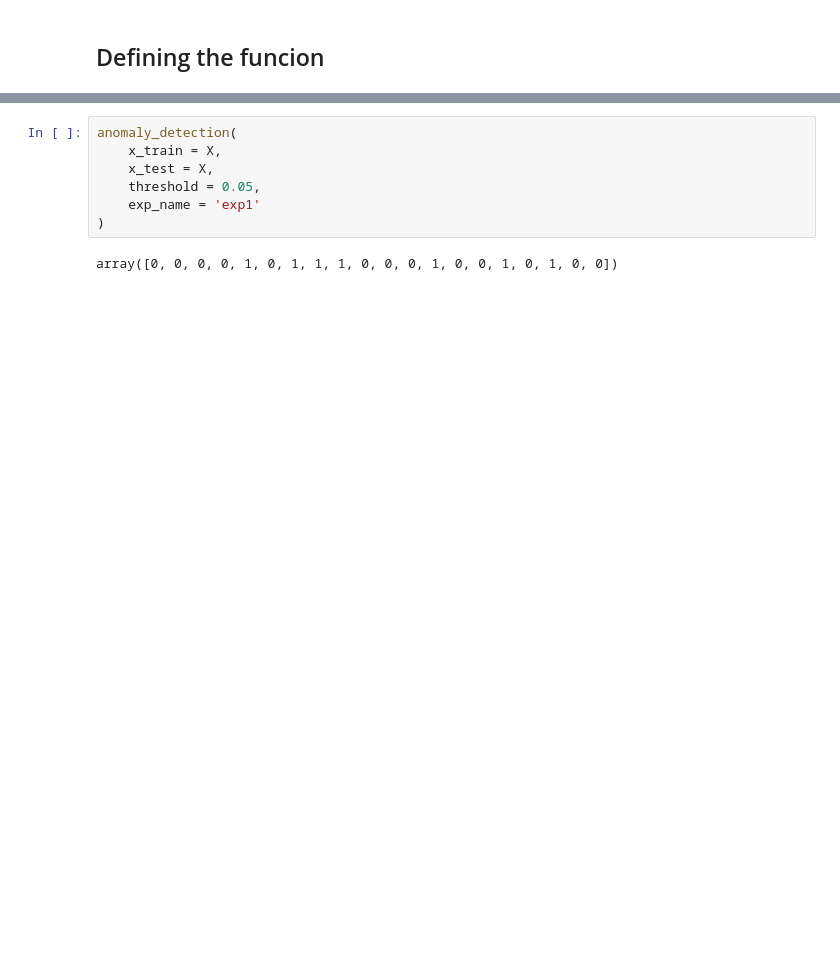
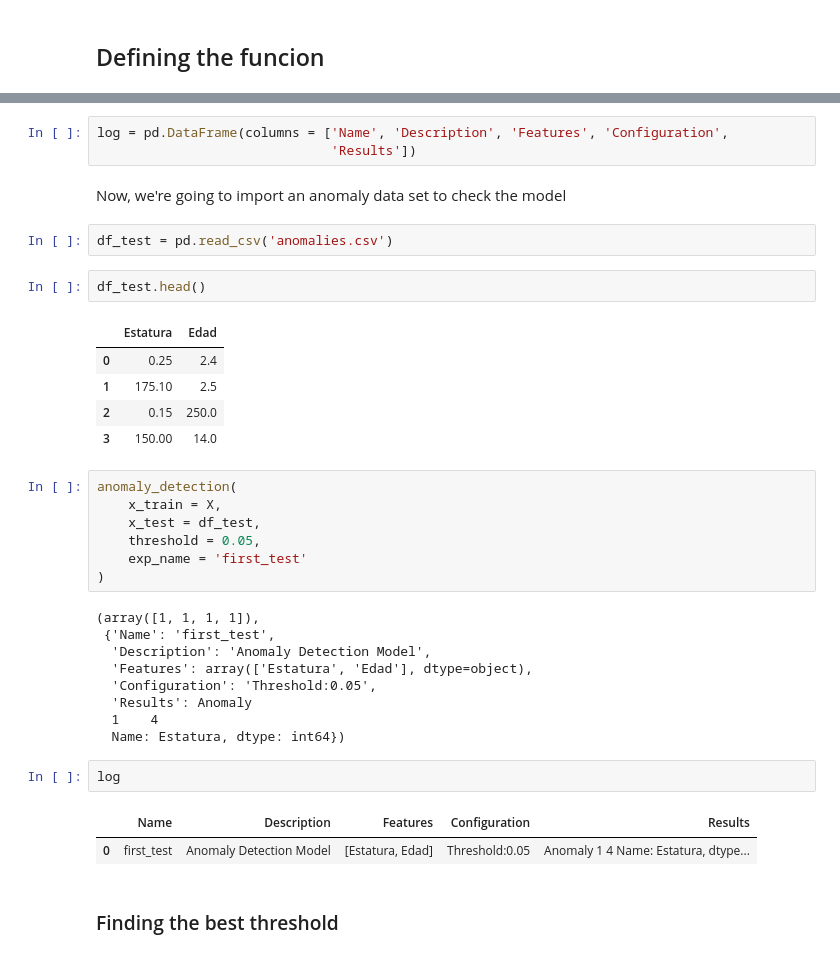
Before and after one commit to joser834/Data-Science, a Jupyter notebook: MS_DataScience/Anomaly Detection/Anomaly Detection Model.ipynb, the cells around one changed output, grey strips where cells are left out. Cells and saved outputs as stored; diff of their text form; blank space fills up the shorter version.

```diff
--- a/MS_DataScience/Anomaly Detection/Anomaly Detection Model.ipynb
+++ b/MS_DataScience/Anomaly Detection/Anomaly Detection Model.ipynb
@@ -55,9 +66,38 @@ def anomaly_detection(x_train, x_test, threshold, exp_name):
+# %%
+log = pd.DataFrame(columns = ['Name', 'Description', 'Features', 'Configuration',
+                              'Results'])
+# %% [markdown]
+Now, we're going to import an anomaly data set to check the model
+# %%
+df_test = pd.read_csv('anomalies.csv')
+# %%
+df_test.head()
+# %% [output]
+|  | Estatura | Edad |
+| 0 | 0.25 | 2.4 |
+| 1 | 175.10 | 2.5 |
+| 2 | 0.15 | 250.0 |
+| 3 | 150.00 | 14.0 |
 # %%
 anomaly_detection(
     x_train = X,
-    x_test = X,
+    x_test = df_test,
     threshold = 0.05,
-    exp_name = 'exp1'
+    exp_name = 'first_test'
 )
 # %% [output]
-array([0, 0, 0, 0, 1, 0, 1, 1, 1, 0, 0, 0, 1, 0, 0, 1, 0, 1, 0, 0])
+(array([1, 1, 1, 1]),
+ {'Name': 'first_test',
+  'Description': 'Anomaly Detection Model',
+  'Features': array(['Estatura', 'Edad'], dtype=object),
+  'Configuration': 'Threshold:0.05',
+  'Results': Anomaly
+  1    4
+  Name: Estatura, dtype: int64})
+# %%
+log
+# %% [output]
+|  | Name | Description | Features | Configuration | Results |
+| 0 | first_test | Anomaly Detection Model | [Estatura, Edad] | Threshold:0.05 | Anomaly 1 4 Name: Estatura, dtype... |
+# %% [markdown]
+### Finding the best threshold
```
Also changed, not shown: parts of 5 cells of this notebook, 8 other files.
